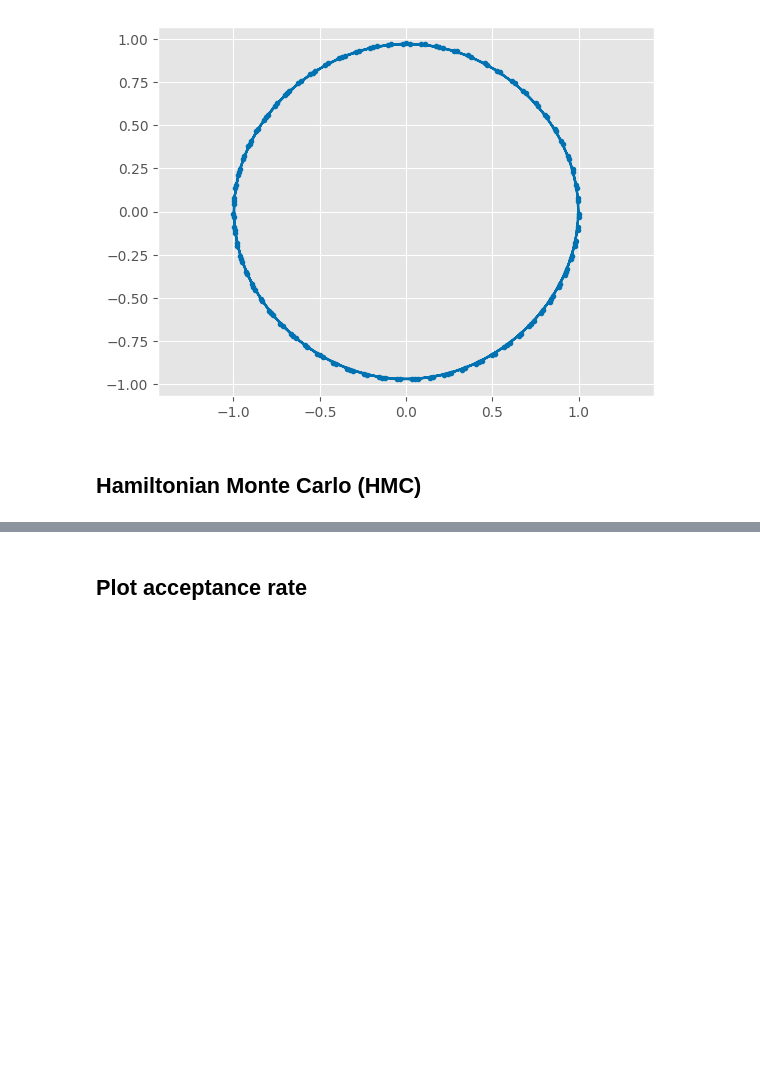
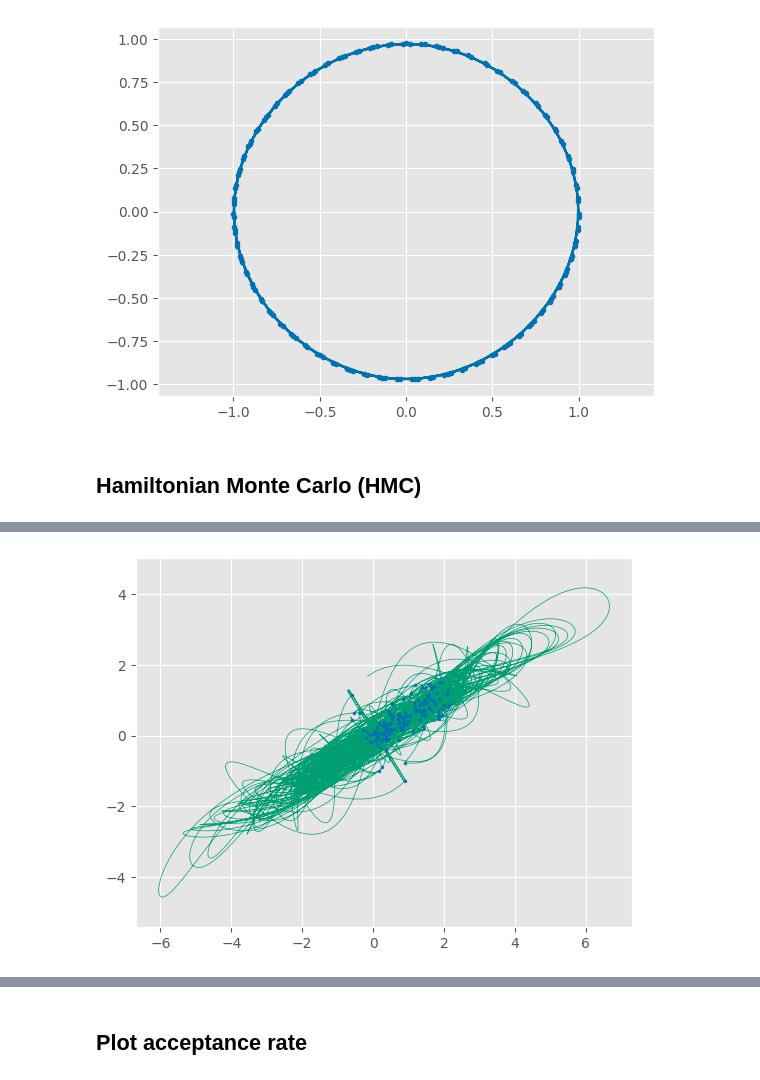
Before and after one commit to tiga1231/hamiltonian-monte-carlo, a Jupyter notebook: main.ipynb, the cells around one changed output, grey strips where cells are left out. Saved outputs shown, nothing was run; the diff lists cells and outputs as text; code cells hidden in the pictures; blank space fills up the shorter version.

```diff
--- a/main.ipynb
+++ b/main.ipynb
@@ -167,0 +190,7 @@ plt.plot(potential[:300])
+# %%
+plt.plot(states[:,:,0].flatten(), states[:,:,1].flatten(), 'C1', lw=0.5)
+plt.scatter(samples[:,0], samples[:,1], s=4, zorder=2)
+plt.axis('equal')
+plt.show()
+# %% [output]
+[figure, added]
```
Also changed, not shown: parts of 20 cells of this notebook.
